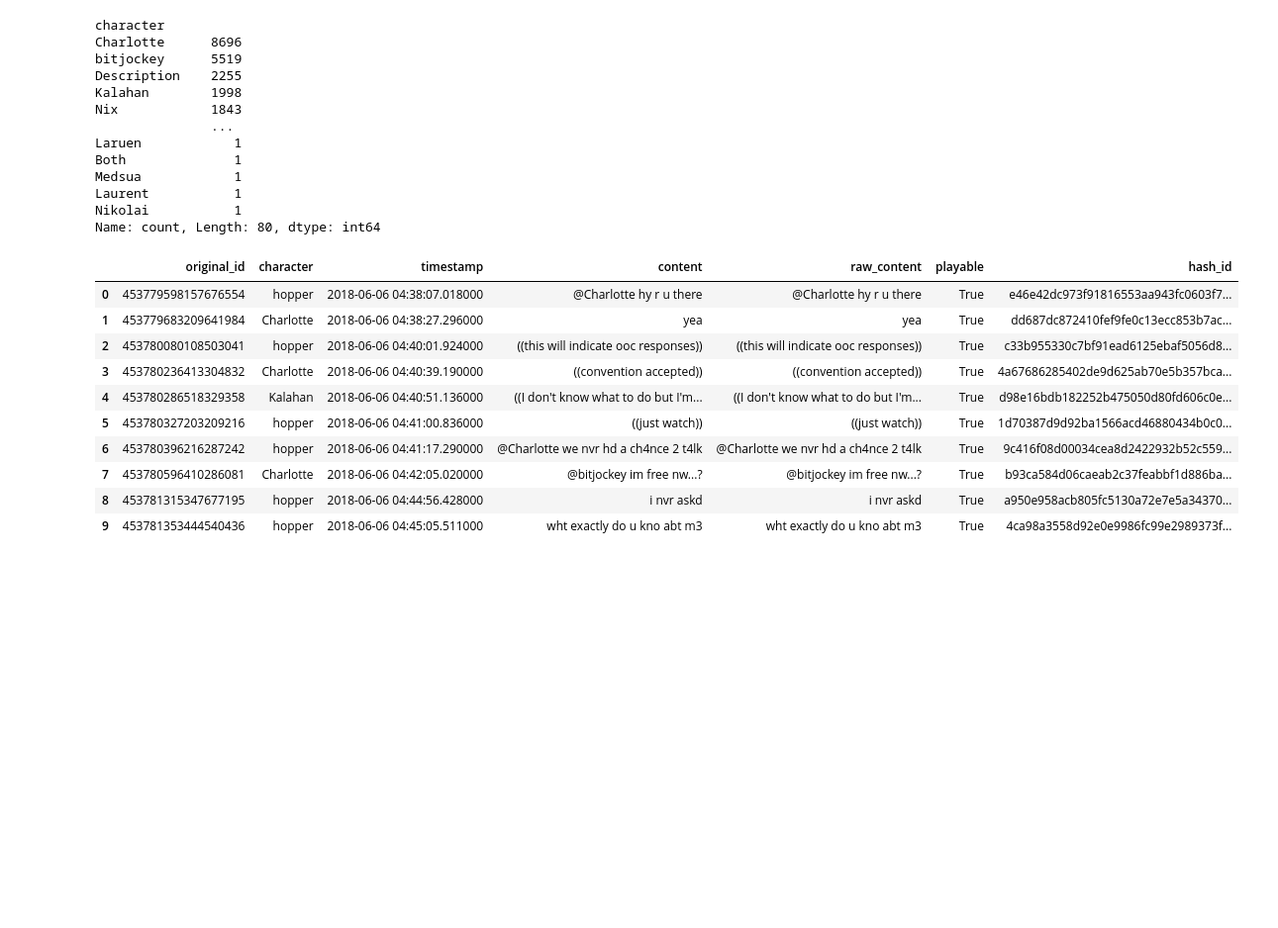
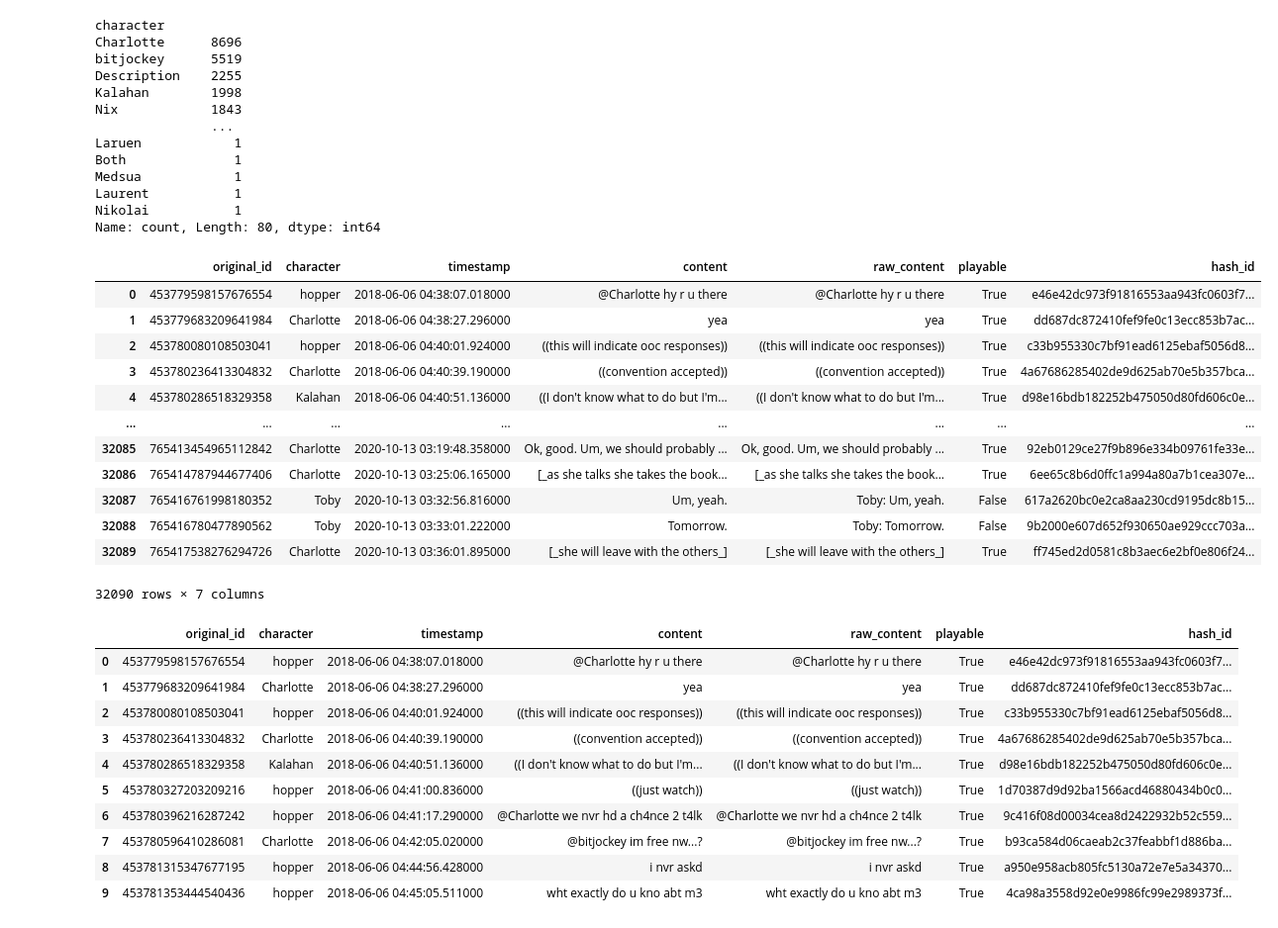
Before and after one commit to SolipsisAI/research, a Jupyter notebook: notebooks/hopperbot.ipynb, the cells around one changed output. Shown at 99% size. Saved outputs shown, nothing was run; the diff lists cells and outputs as text; code cells hidden in the pictures; blank space fills up the shorter version.

```diff
--- a/notebooks/hopperbot.ipynb
+++ b/notebooks/hopperbot.ipynb
@@ -99,7 +99,22 @@ Name: count, Length: 80, dtype: int64
 # %%
 character = "hopper"
 
 all_chats.loc[all_chats['character'] == 'bitjockey', 'character'] = character
+all_chats
+# %% [output]
+|  | original_id | character | timestamp | content | raw_content | playable | hash_id |
+| 0 | 453779598157676554 | hopper | 2018-06-06 04:38:07.018000 | @Charlotte hy r u there | @Charlotte hy r u there | True | e46e42dc973f91816553aa943fc0603f7... |
+| 1 | 453779683209641984 | Charlotte | 2018-06-06 04:38:27.296000 | yea | yea | True | dd687dc872410fef9fe0c13ecc853b7ac... |
+| 2 | 453780080108503041 | hopper | 2018-06-06 04:40:01.924000 | ((this will indicate ooc responses)) | ((this will indicate ooc responses)) | True | c33b955330c7bf91ead6125ebaf5056d8... |
+| 3 | 453780236413304832 | Charlotte | 2018-06-06 04:40:39.190000 | ((convention accepted)) | ((convention accepted)) | True | 4a67686285402de9d625ab70e5b357bca... |
+| 4 | 453780286518329358 | Kalahan | 2018-06-06 04:40:51.136000 | ((I don't know what to do but I'm... | ((I don't know what to do but I'm... | True | d98e16bdb182252b475050d80fd606c0e... |
+| ... | ... | ... | ... | ... | ... | ... | ... |
+| 32085 | 765413454965112842 | Charlotte | 2020-10-13 03:19:48.358000 | Ok, good. Um, we should probably ... | Ok, good. Um, we should probably ... | True | 92eb0129ce27f9b896e334b09761fe33e... |
+| 32086 | 765414787944677406 | Charlotte | 2020-10-13 03:25:06.165000 | [_as she talks she takes the book... | [_as she talks she takes the book... | True | 6ee65c8b6d0ffc1a994a80a7b1cea307e... |
+| 32087 | 765416761998180352 | Toby | 2020-10-13 03:32:56.816000 | Um, yeah. | Toby: Um, yeah. | False | 617a2620bc0e2ca8aa230cd9195dc8b15... |
+| 32088 | 765416780477890562 | Toby | 2020-10-13 03:33:01.222000 | Tomorrow. | Toby: Tomorrow. | False | 9b2000e607d652f930650ae929ccc703a... |
+| 32089 | 765417538276294726 | Charlotte | 2020-10-13 03:36:01.895000 | [_she will leave with the others_] | [_she will leave with the others_] | True | ff745ed2d0581c8b3aec6e2bf0e806f24... |
+32090 rows × 7 columns
 # %%
 idxs = all_chats.loc[all_chats['character'] == character].index
 # %%
```
Also changed, not shown: parts of 9 cells of this notebook, 2 other files.
